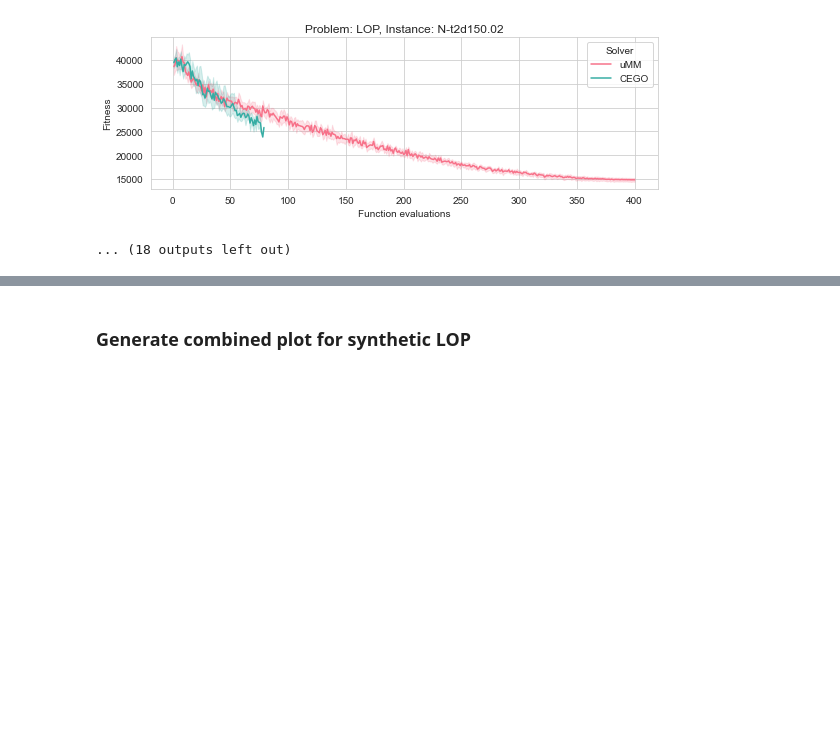
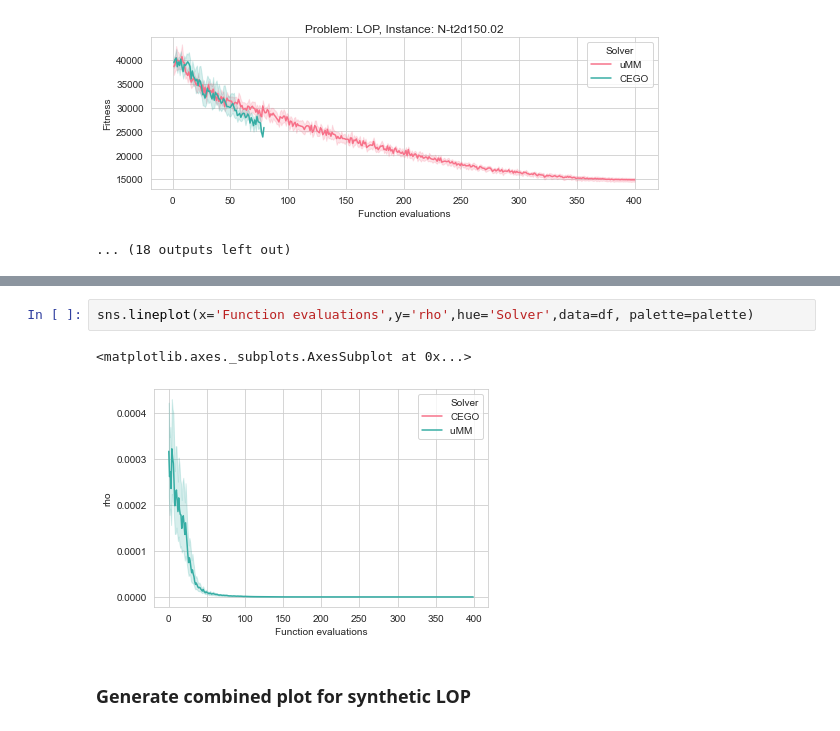
Before and after one commit to ekhiru/BB_optim, a Jupyter notebook: BB opt 2.ipynb, the cells around one changed output, grey strips where cells are left out. Cells and saved outputs as stored; diff of their text form; blank space fills up the shorter version.

```diff
--- a/BB opt 2.ipynb
+++ b/BB opt 2.ipynb
@@ -251,3 +253,8 @@ ranking of the solvers by fitness
+# %%
+sns.lineplot(x='Function evaluations',y='rho',hue='Solver',data=df, palette=palette)
+# %% [output]
+<matplotlib.axes._subplots.AxesSubplot at 0x...>
+[figure, added]
 # %% [markdown]
 ### Generate combined plot for synthetic LOP
 # %%
```
Also changed, not shown: parts of 2 cells of this notebook, 22 other files.
